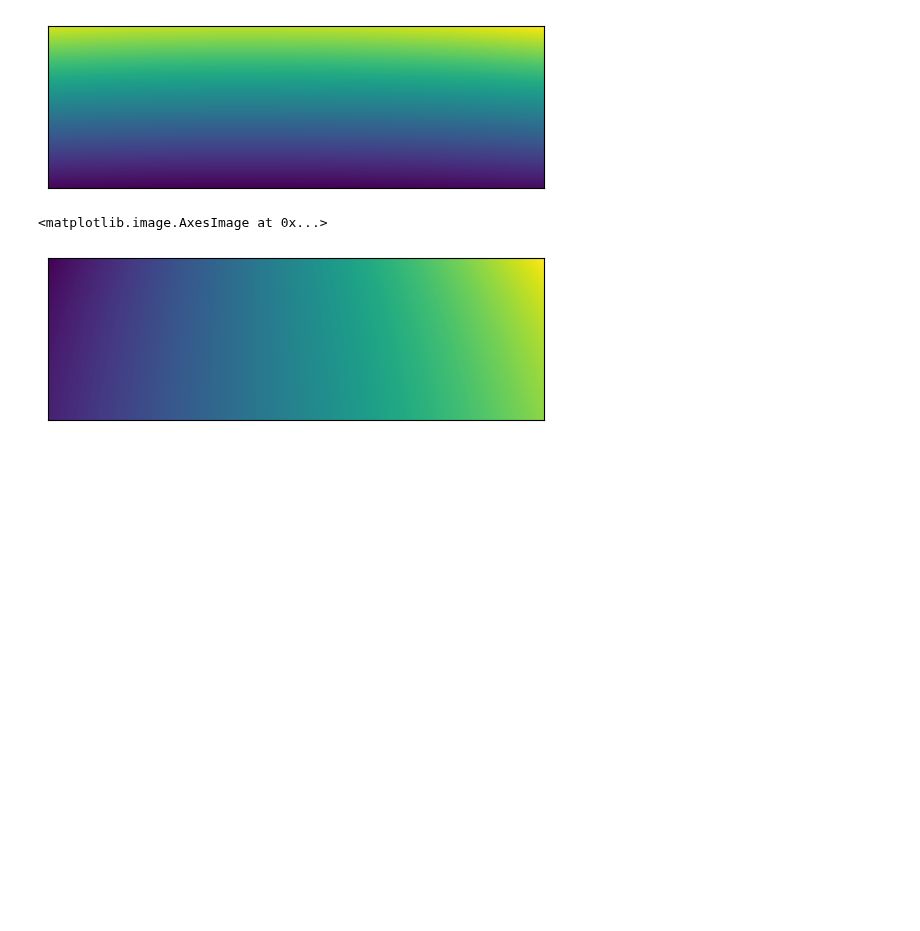
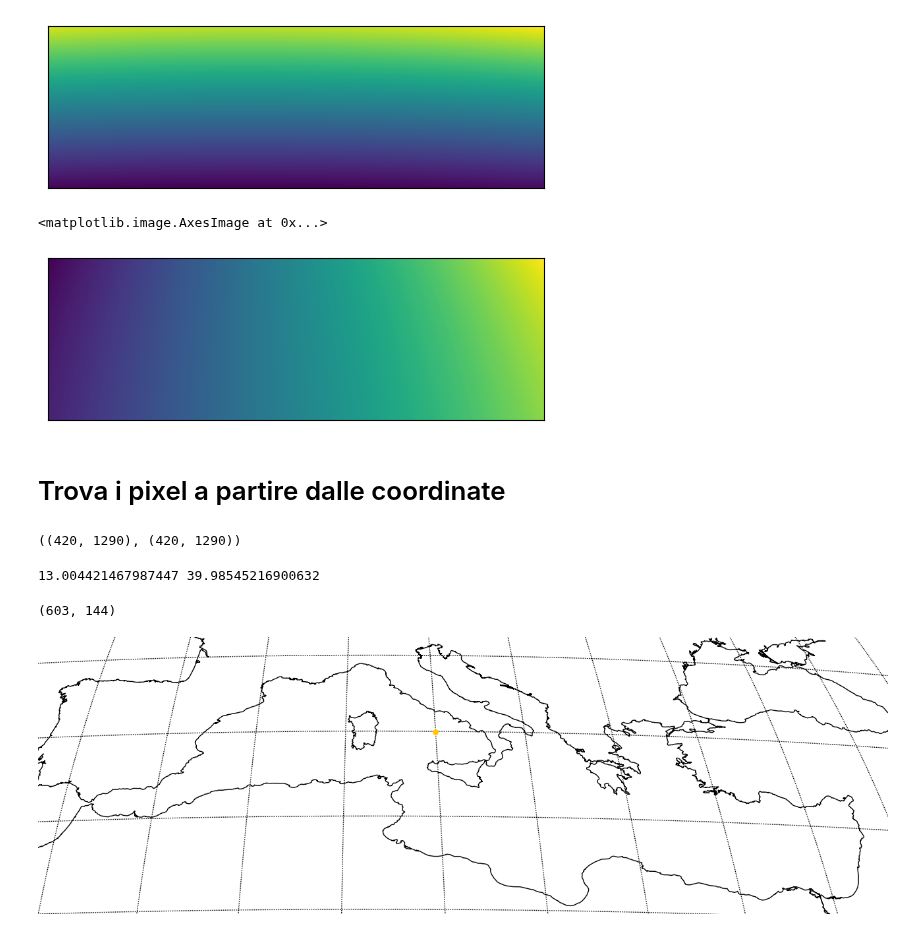
Before and after one commit to dandarm/VideoMAEv2, a Jupyter notebook: medicane_utils/geo_const.ipynb, the cells around one changed output. Drawn from its saved outputs; the diff is of its cells as text; code cells hidden in the pictures; blank space fills up the shorter version.

```diff
--- a/medicane_utils/geo_const.ipynb
+++ b/medicane_utils/geo_const.ipynb
@@ -102,3 +109,5 @@ basemap_obj.imshow(lon)
 # %% [output]
 <matplotlib.image.AxesImage at 0x...>
 [figure]
+# %% [markdown]
+# Trova i pixel a partire dalle coordinate
@@ -104,0 +116,35 @@ basemap_obj.imshow(lon)
+# %%
+# prendo la griglia di lat e lon corrispondenti ai pixel dell'immagine
+image_w=1290
+image_h=420
+lon_grid, lat_grid, x, y = get_lon_lat_grid_2_pixel(image_w, image_h)
+lon_grid.shape, lat_grid.shape
+# succede che la shape è inversa... chissà perché
+# %% [output]
+((420, 1290), (420, 1290))
+# %%
+lon1, lat1 = [13,40]
+px, py = trova_indici_vicini(lon_grid, lat_grid, lon1, lat1)
+# visto che la shape è inversa
+print(lon_grid[py][px], lat_grid[py][px])
+
+# rigiro la y perché parte dall'alto
+py = image_h - py
+#px = image_w - px
+px, py
+# %% [output]
+13.004421467987447 39.98545216900632
+(603, 144)
+# %%
+from io import BytesIO
+from PIL import Image, ImageDraw, ImageFont
+
+draw = ImageDraw.Draw(img_pil)
+point_color=(255, 200, 0)
+point_radius=4
+draw.ellipse([(px - point_radius, py - point_radius),
+              (px + point_radius, py + point_radius)],
+                fill=point_color)
+display(img_pil)
+# %% [output]
+[figure, added]
```
Also changed, not shown: parts of 8 cells of this notebook, 6 other files.
